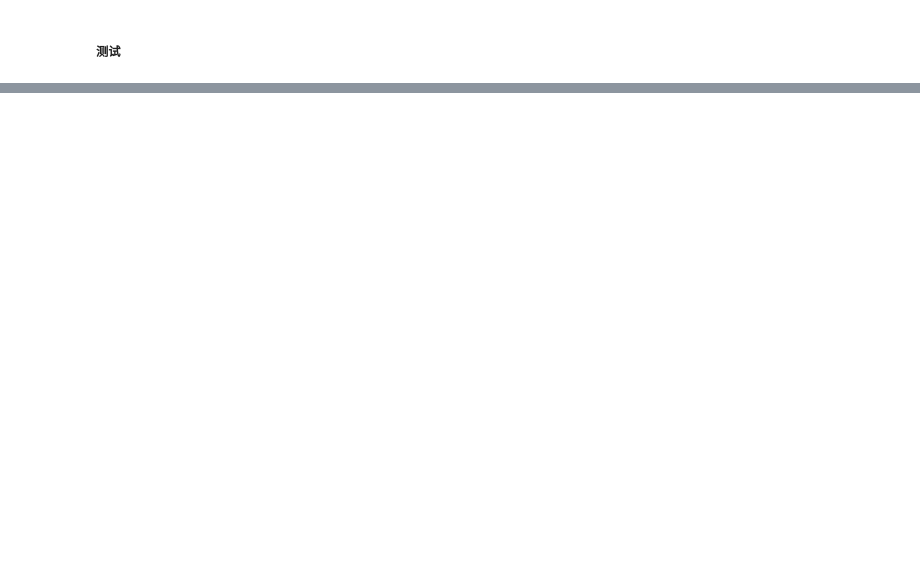
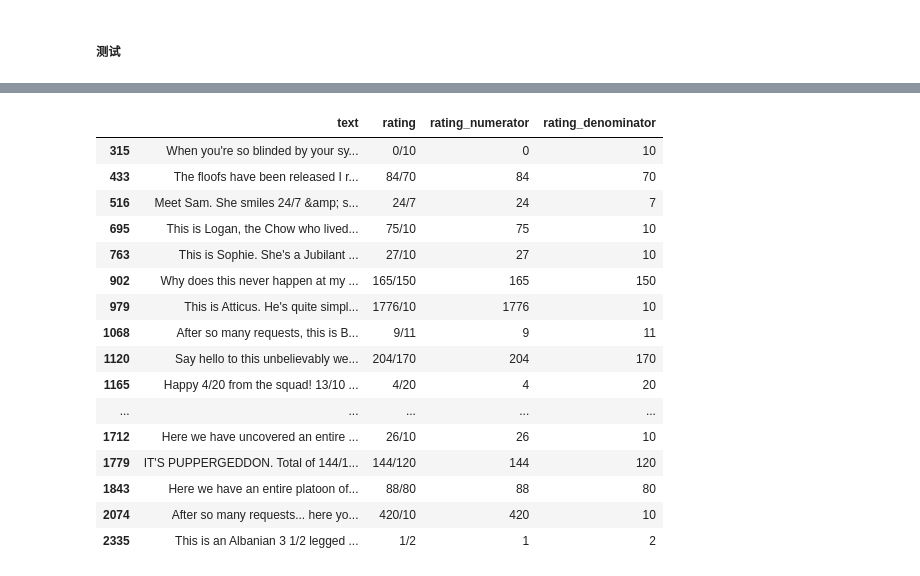
Before and after one commit to jingjingh4/udacity-DA-course, a Jupyter notebook: data-wrangling/WeRateDog/wrangle_act.ipynb, the cells around one changed output, grey strips where cells are left out. Saved outputs shown, nothing was run; the diff lists cells and outputs as text; code cells hidden in the pictures; blank space fills up the shorter version.

```diff
--- a/data-wrangling/WeRateDog/wrangle_act.ipynb
+++ b/data-wrangling/WeRateDog/wrangle_act.ipynb
@@ -340,0 +289,2 @@ twitter_archive_clean['source'] = twitter_archive_clean.source
+# %%
+twitter_archive_clean = twitter_archive_clean[twitter_archive_clean['expanded_urls'].notnull()]
@@ -340,0 +307,6 @@ twitter_archive_clean['source'] = twitter_archive_clean.source
+# %%
+# Reselect the rating numbers from the texts
+
+twitter_archive_clean['rating'] = twitter_archive_clean.text.str.extract('(\d+\/\d+)',expand=True)
+
+twitter_archive_clean['rating'].value_counts()
@@ -340,0 +331,27 @@ twitter_archive_clean['source'] = twitter_archive_clean.source
+# %%
+# list all rows contains outliers
+
+twitter_archive_clean[
+    twitter_archive_clean['rating'].isin([
+        '26/10','88/80','9/11','84/70','27/10','204/170','165/150', '75/10',
+    '60/50', '0/10', '1/2', '99/90', '1776/10', '80/80', '121/110', '7/11',
+    '44/40', '24/7', '420/10', '50/50', '45/50', '144/120', '4/20'
+    ])][['text', 'rating', 'rating_numerator', 'rating_denominator']]
+# %% [output]
+|  | text | rating | rating_numerator | rating_denominator |
+| 315 | When you're so blinded by your sy... | 0/10 | 0 | 10 |
+| 433 | The floofs have been released I r... | 84/70 | 84 | 70 |
+| 516 | Meet Sam. She smiles 24/7 &amp; s... | 24/7 | 24 | 7 |
+| 695 | This is Logan, the Chow who lived... | 75/10 | 75 | 10 |
+| 763 | This is Sophie. She's a Jubilant ... | 27/10 | 27 | 10 |
+| 902 | Why does this never happen at my ... | 165/150 | 165 | 150 |
+| 979 | This is Atticus. He's quite simpl... | 1776/10 | 1776 | 10 |
+| 1068 | After so many requests, this is B... | 9/11 | 9 | 11 |
+| 1120 | Say hello to this unbelievably we... | 204/170 | 204 | 170 |
+| 1165 | Happy 4/20 from the squad! 13/10 ... | 4/20 | 4 | 20 |
+| ... | ... | ... | ... | ... |
+| 1712 | Here we have uncovered an entire ... | 26/10 | 26 | 10 |
+| 1779 | IT'S PUPPERGEDDON. Total of 144/1... | 144/120 | 144 | 120 |
+| 1843 | Here we have an entire platoon of... | 88/80 | 88 | 80 |
+| 2074 | After so many requests... here yo... | 420/10 | 420 | 10 |
+| 2335 | This is an Albanian 3 1/2 legged ... | 1/2 | 1 | 2 |
```
Also changed, not shown: parts of 20 cells of this notebook.
